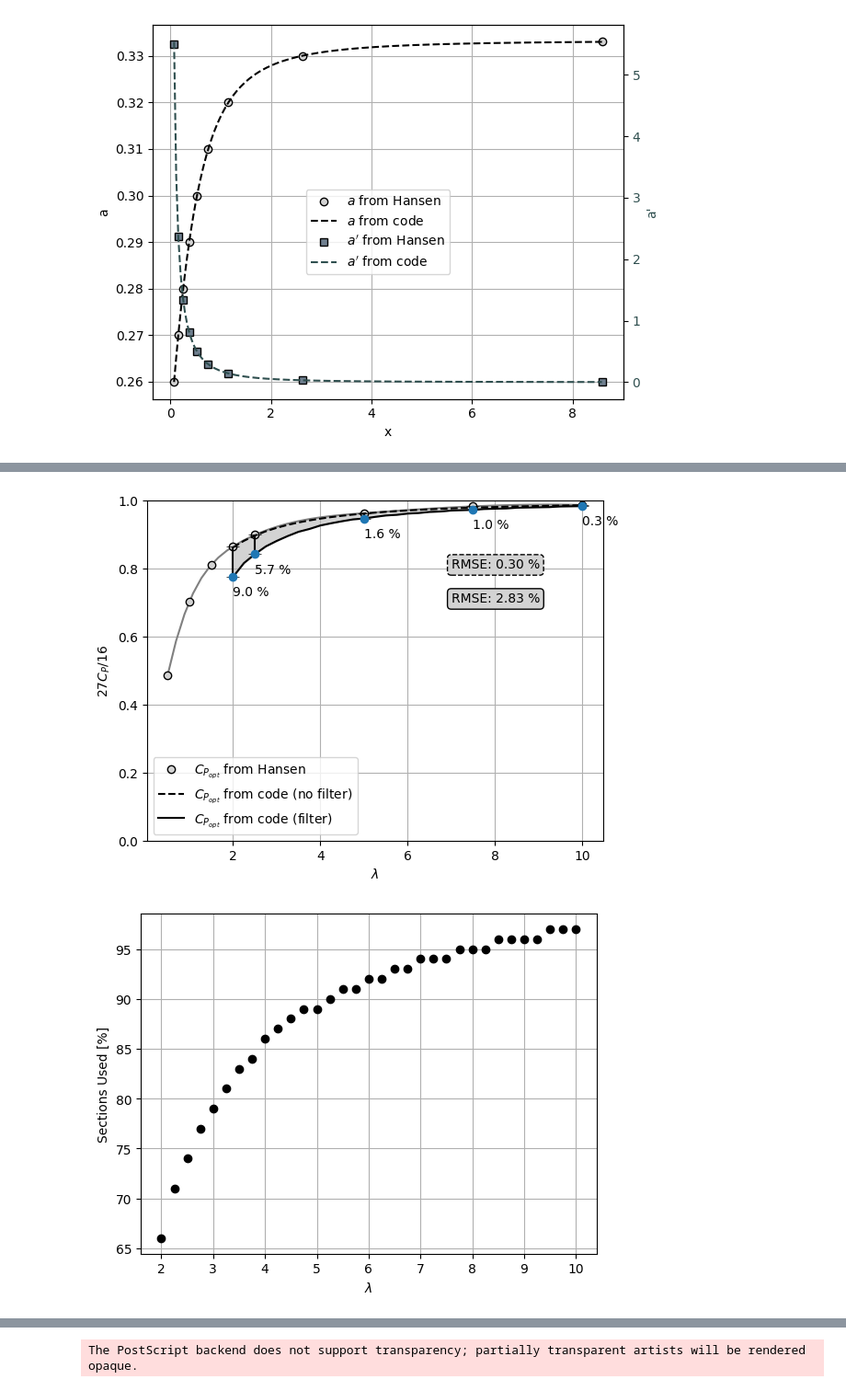
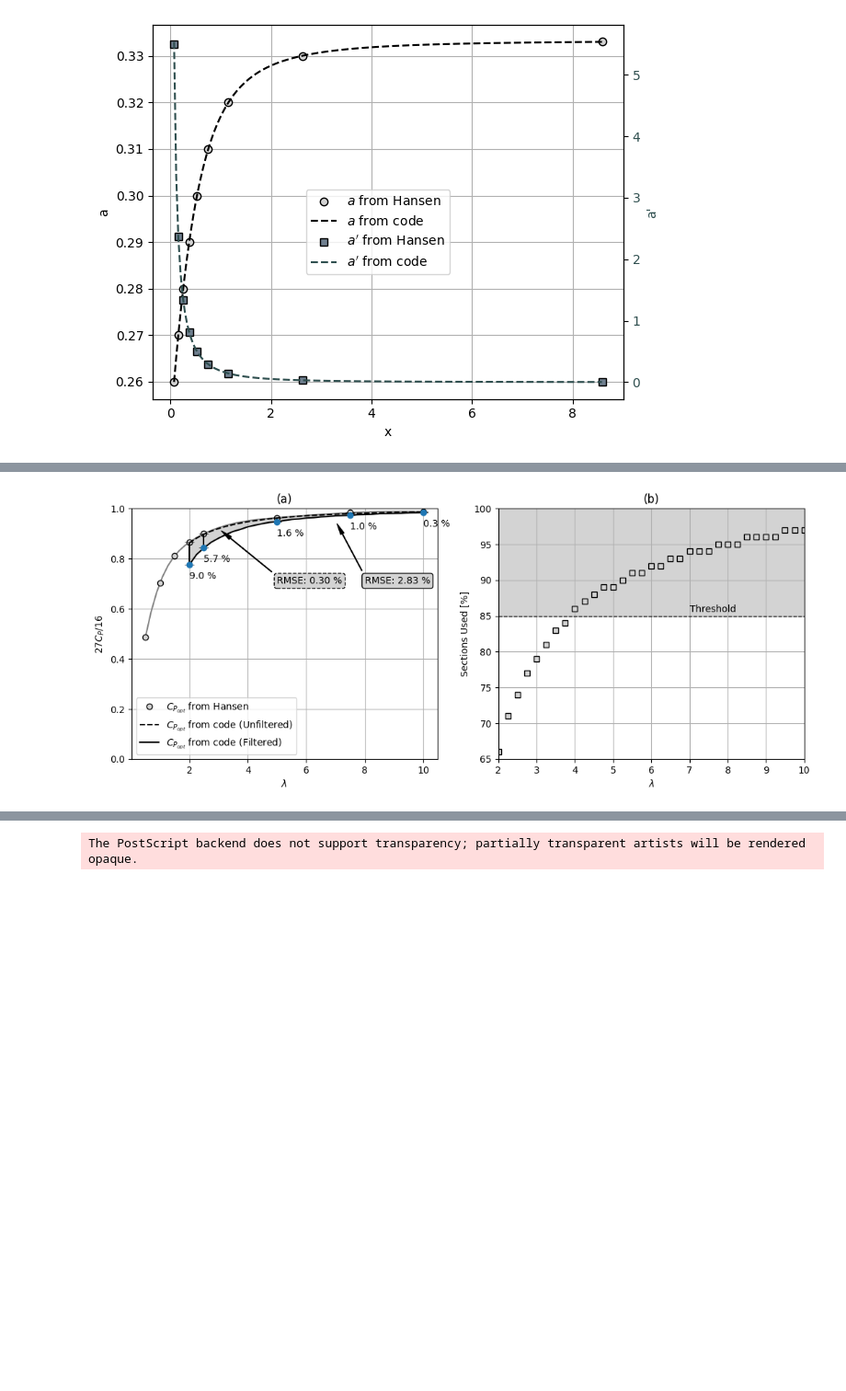
Before and after one commit to Widmark-Kaue/BEMT, a Jupyter notebook: case.ipynb, the cells around one changed output, grey strips where cells are left out. Shown: that part at 92% size. Saved outputs shown, nothing was run; the diff lists cells and outputs as text; code cells hidden in the pictures; blank space fills up the shorter version.

```diff
--- a/case.ipynb
+++ b/case.ipynb
@@ -8,4 +8,10 @@ from scipy.interpolate import interp1d
 from src.utils import *
 from src.rotor import Rotor
 from src.bemt import bemt
+
+#Images resolutions
+dpi = 350
+
+# flag to save plots
+save_images = True
 # %% [markdown]
@@ -171,6 +169,4 @@ Sections used: 97.000 %
 # %%
-save_images = False
-
 hansen_data = np.loadtxt(validate_path.joinpath('betz_limit_data.txt'))
 hansen_interp = interp1d(hansen_data[:,0], hansen_data[:,1], kind='cubic')
 tsr = np.linspace(hansen_data[0, 0], hansen_data[-1, 0])
@@ -184,56 +180,66 @@ interpolated_hansen = hansen_interp(TSR)
 error_rms_no_filter = np.sqrt(np.mean((interpolated_hansen - CP_corr[:, 0])**2))
 error_rms_filter = np.sqrt(np.mean((interpolated_hansen - CP_corr[:, 1])**2))
 
 # Cálculo do erro entre alguns pontos
 points_to_errors = hansen_data[hansen_data[:,0] >= 2, 0]
 error_rel_without_filter = np.abs(hansen_interp(points_to_errors) - code_interp_without_filter(points_to_errors))
 error_rel_with_filter = np.abs(hansen_interp(points_to_errors) - code_interp_with_filter(points_to_errors))
 
 yerr_without_filter = [np.zeros_like(error_rel_without_filter), error_rel_without_filter]
 yerr_with_filter = [np.zeros_like(error_rel_with_filter), error_rel_with_filter]
 
 # Plotting
-plt.figure(figsize=(6.4, 4.8))
-plt.plot(tsr, hansen_interp(tsr), '-', color = 'gray', markerfacecolor = 'lightgray', markeredgecolor='black')
-plt.plot(hansen_data[:,0], hansen_data[:,1], 'o', color = 'gray', markerfacecolor = 'lightgray', markeredgecolor='black', label = '$C_{P_{opt}}$ from Hansen')
+fig, (ax1, ax2) = plt.subplots(1, 2, figsize=(12.8, 4.8))
+ax1.plot(tsr, hansen_interp(tsr), '-', color = 'gray', markerfacecolor = 'lightgray', markeredgecolor='black')
+ax1.plot(hansen_data[:,0], hansen_data[:,1], 'o', color = 'gray', markerfacecolor = 'lightgray', markeredgecolor='black', label = '$C_{P_{opt}}$ from Hansen')
 
-plt.plot(TSR, CP_corr[:, 0], 'k--', label = '$C_{P_{opt}}$ from code (no filter)')
-plt.plot(TSR, CP_corr[:, 1], 'k', label = '$C_{P_{opt}}$ from code (filter)')
+ax1.plot(TSR, CP_corr[:, 0], 'k--', label = '$C_{P_{opt}}$ from code (Unfiltered)')
+ax1.plot(TSR, CP_corr[:, 1], 'k', label = '$C_{P_{opt}}$ from code (Filtered)')
 
-plt.annotate(f'RMSE: {error_rms_no_filter*100:.2f} %', xy=(7, 0.8),
+ax1.annotate(f'RMSE: {error_rms_no_filter*100:.2f} %',
+             xy=(3, 0.92),
+             xytext=(5, 0.7),
+             arrowprops=dict(facecolor='black', shrink=0.05, width=arrow_width, headwidth=arrow_head_width),
              fontsize=10, color='black', bbox=dict(facecolor='lightgray', boxstyle = 'round, pad=0.3', linestyle = '--') )
-plt.annotate(f'RMSE: {error_rms_filter*100:.2f} %', xy=(7, 0.7),
+
+ax1.annotate(f'RMSE: {error_rms_filter*100:.2f} %',
+             xy = (7,0.95),
+             xytext=(8, 0.7),
+             arrowprops=dict(facecolor='black', shrink=0.05, width=arrow_width, headwidth=arrow_head_width),
              fontsize=10, color='black', bbox=dict(facecolor='lightgray', boxstyle = 'round, pad=0.3') )
 
 # Exibindo erros em alguns pontos
 for i in range(len(points_to_errors)):
     # plt.annotate(f'{error_rel_without_filter[i]*100:.1f} %', (points_to_errors[i], code_interp_without_filter(points_to_errors[i])), textcoords="offset points", xytext=(0,-15), ha='left', color='black')
-    plt.annotate(f'{error_rel_with_filter[i]*100:.1f} %', (points_to_errors[i], code_interp_with_filter(points_to_errors[i])), textcoords="offset points", xytext=(0,-15), ha='left', color='black')
+    ax1.annotate(f'{error_rel_with_filter[i]*100:.1f} %', (points_to_errors[i], code_interp_with_filter(points_to_errors[i])), textcoords="offset points", xytext=(0,-15), ha='left', color='black')
 # plt.fill_between(TSR, CP_corr[:, 0], interpolated_hansen, color='lightgray')
-plt.fill_between(TSR, CP_corr[:, 1], interpolated_hansen, color='lightgray')
+ax1.fill_between(TSR, CP_corr[:, 1], interpolated_hansen, color='lightgray')
 
 # plt.errorbar(points_to_errors, code_interp_without_filter(points_to_errors) , yerr=yerr_without_filter, fmt='o', ecolor='black', capsize=5, uplims=False, capthick=0.5)
-plt.errorbar(points_to_errors, code_interp_with_filter(points_to_errors) , yerr=yerr_with_filter, fmt='o', ecolor='black', capsize=5, uplims=False, capthick=0.5)
+ax1.errorbar(points_to_errors, code_interp_with_filter(points_to_errors) , yerr=yerr_with_filter, fmt='o', ecolor='black', capsize=5, uplims=False, capthick=0.5)
 
+ax1.set_title('(a)')
+ax1.set_xlabel(r'$\lambda$')
+ax1.set_ylabel(r'$27C_P/16$')
+ax1.set_ylim(0,1)
 
-plt.xlabel(r'$\lambda$')
-plt.ylabel(r'$27C_P/16$')
-plt.ylim(0,1)
+ax1.grid()
+ax1.legend()
 
-plt.grid()
-plt.legend()
+ax2.plot(TSR, sections_used*100, 's', color = 'lightgray', markeredgecolor = 'black')
+ax2.axhline(85, color = 'black', linestyle = '--', linewidth = 1)
+ax2.fill_between(TSR, [85]*len(TSR), [100]*len(TSR), color = 'lightgray')
+ax2.annotate("Threshold", xy = (7, 85.5), color = 'black')
+ax2.set_title('(b)')
+ax2.set_xlabel(r'$\lambda$')
+ax2.set_ylabel('Sections Used [%]')
+ax2.set_xlim(2, 10)
+ax2.set_ylim(65, 100)
+ax2.grid()
 
 if save_images:
-    plt.savefig(image_path.joinpath('validate_cp_for_blade_design_code.eps'), format = 'eps',)
+    fig.savefig(image_path.joinpath('validate_cp_and_sections_used_percent.pdf'), format= 'pdf', dpi = dpi)
 plt.show()
-
-plt.figure(figsize=(6.4, 4.8))
-plt.plot(TSR, sections_used*100, 'ko')
-plt.xlabel(r'$\lambda$')
-plt.ylabel('Sections Used [%]')
-plt.grid()
-plt.show()
 # %% [output]
-[figure, old version]
+[figure, new version]
-[figure, removed]
 # %% [markdown]
```
Also changed, not shown: parts of 22 cells of this notebook.
